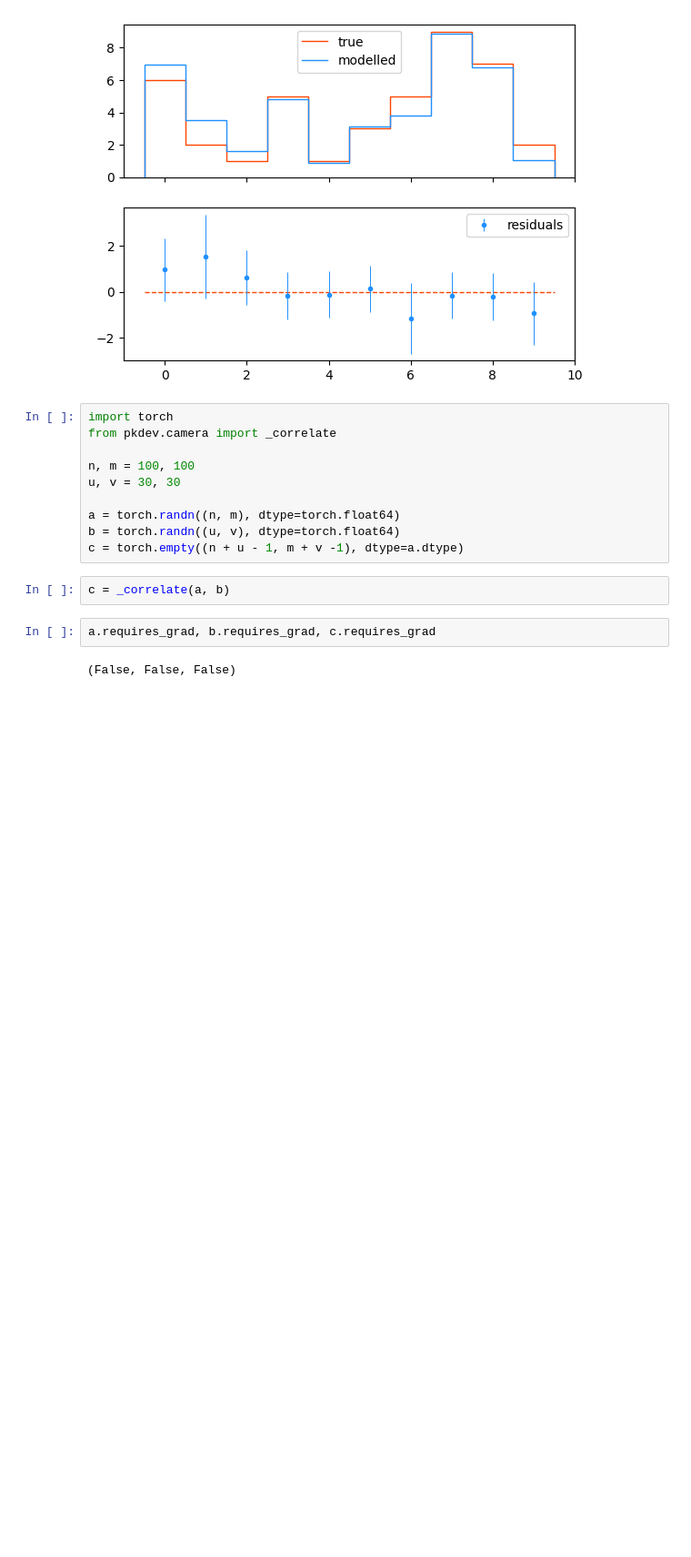
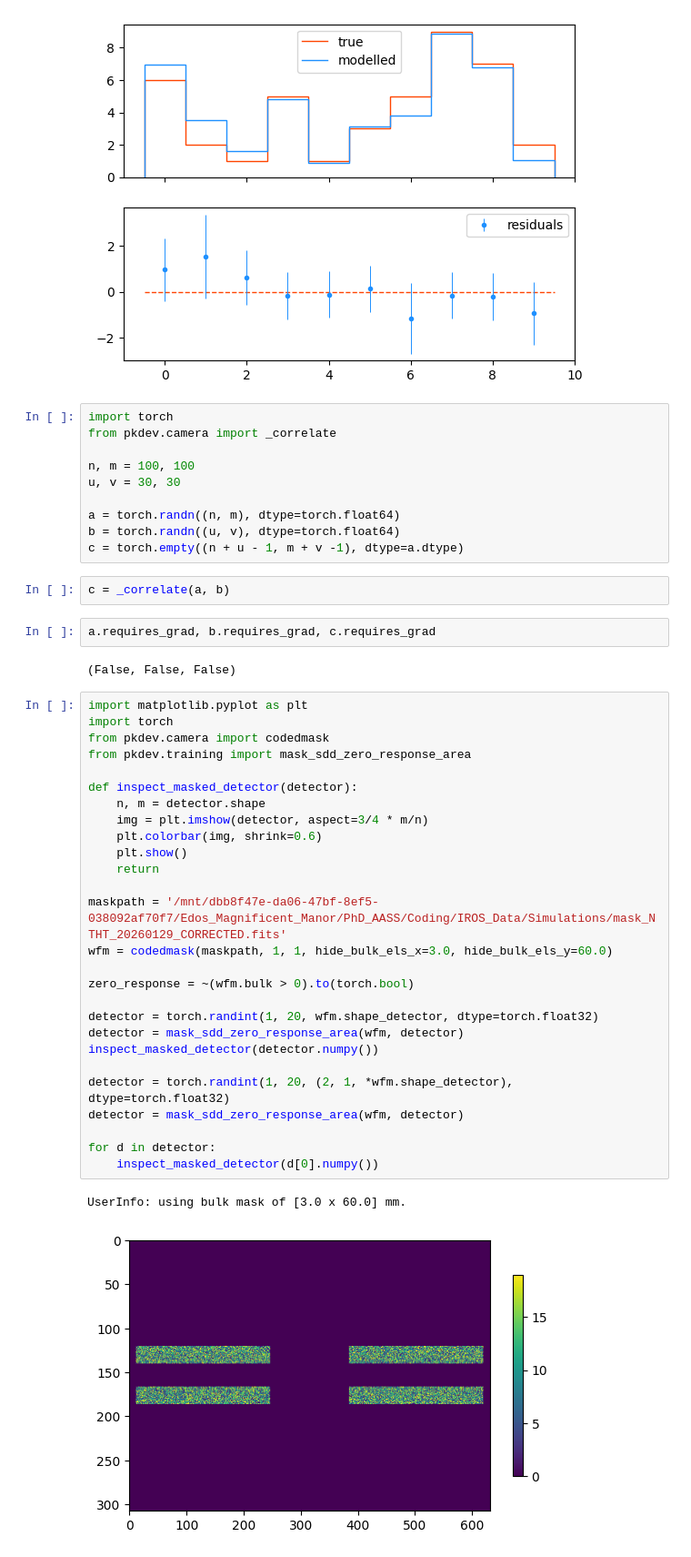
Before and after one commit to EdoardoGiancarli/SparkLab, a Jupyter notebook: DevModel/demo_trials.ipynb, the cells around one changed output. Shown at 91% size. Cells and saved outputs as stored; diff of their text form; blank space fills up the shorter version.

```diff
--- a/DevModel/demo_trials.ipynb
+++ b/DevModel/demo_trials.ipynb
@@ -204,3 +204,33 @@ c = _correlate(a, b)
 a.requires_grad, b.requires_grad, c.requires_grad
 # %% [output]
 (False, False, False)
+# %%
+import matplotlib.pyplot as plt
+import torch
+from pkdev.camera import codedmask
+from pkdev.training import mask_sdd_zero_response_area
+
+def inspect_masked_detector(detector):
+    n, m = detector.shape
+    img = plt.imshow(detector, aspect=3/4 * m/n)
+    plt.colorbar(img, shrink=0.6)
+    plt.show()
+    return
+
+maskpath = '/mnt/dbb8f47e-da06-47bf-8ef5-038092af70f7/Edos_Magnificent_Manor/PhD_AASS/Coding/IROS_Data/Simulations/mask_NTHT_20260129_CORRECTED.fits'
+wfm = codedmask(maskpath, 1, 1, hide_bulk_els_x=3.0, hide_bulk_els_y=60.0)
+
+zero_response = ~(wfm.bulk > 0).to(torch.bool)
+
+detector = torch.randint(1, 20, wfm.shape_detector, dtype=torch.float32)
+detector = mask_sdd_zero_response_area(wfm, detector)
+inspect_masked_detector(detector.numpy())
+
+detector = torch.randint(1, 20, (2, 1, *wfm.shape_detector), dtype=torch.float32)
+detector = mask_sdd_zero_response_area(wfm, detector)
+
+for d in detector:
+    inspect_masked_detector(d[0].numpy())
+# %% [output]
+UserInfo: using bulk mask of [3.0 x 60.0] mm.
+[figure, added]
```
Also changed, not shown: parts of 2 cells of this notebook.
